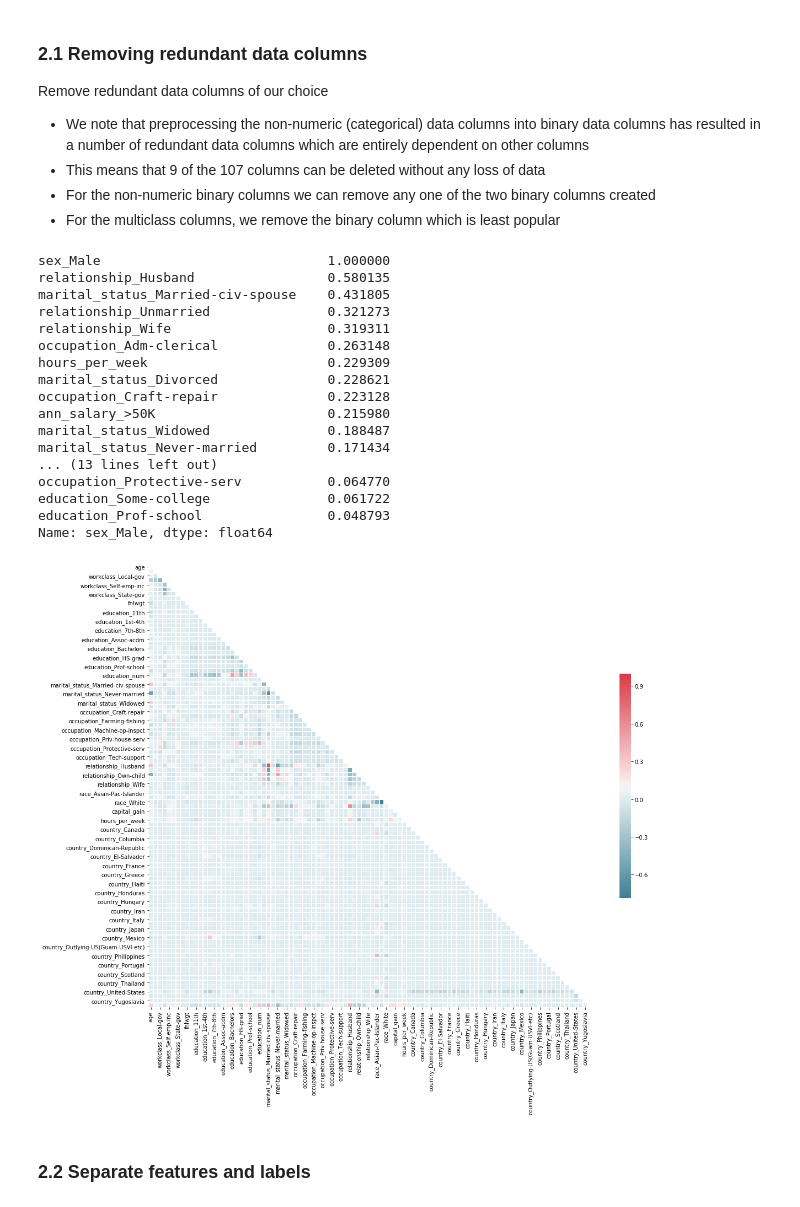
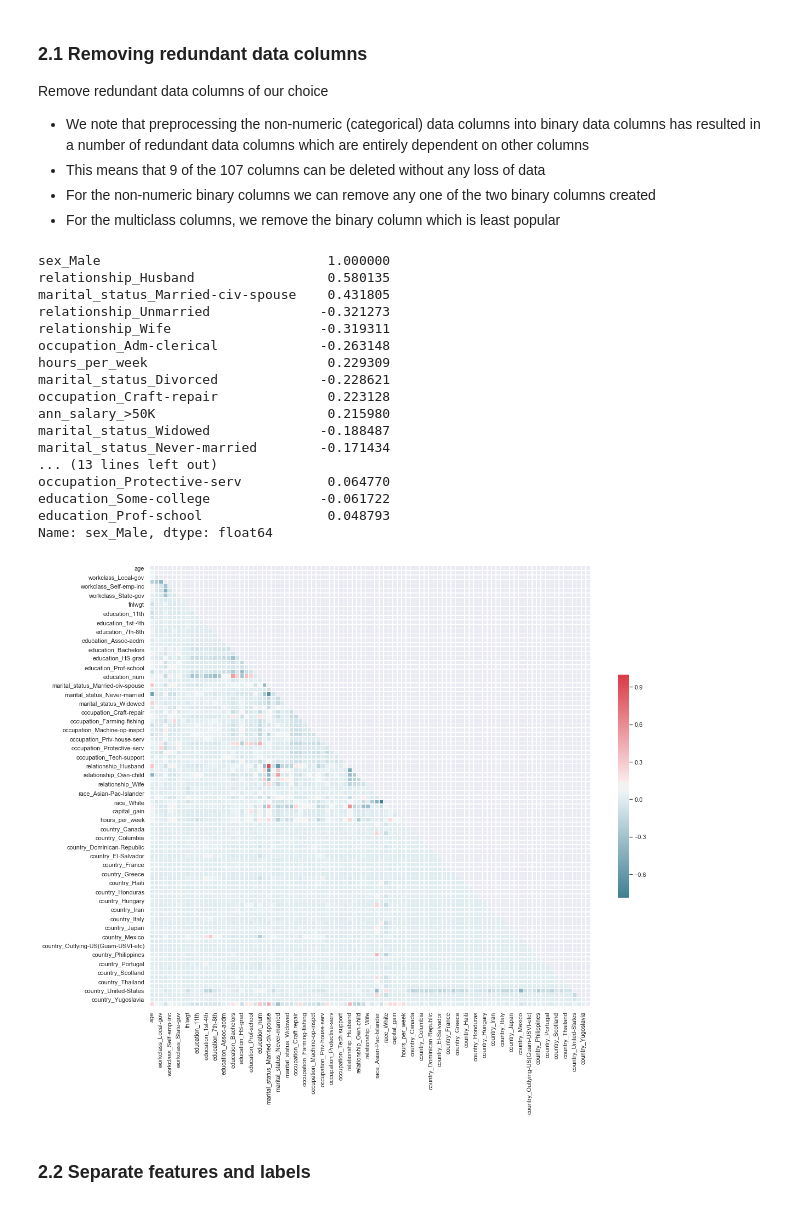
Before and after one commit to leenamurgai/debias-ml, a Jupyter notebook: notebooks/Adult_UCI.ipynb, the cells around one changed output. Drawn from its saved outputs; the diff is of its cells as text; code cells hidden in the pictures.

```diff
--- a/notebooks/Adult_UCI.ipynb
+++ b/notebooks/Adult_UCI.ipynb
@@ -97,6 +97,3 @@ Other               <=50K           246
 White               <=50K         20699
                     >50K           7117
 Name: age, dtype: int64
-# %%
-
-for col in columns:
@@ -218,42 +221,41 @@ del data_df['country_South'] # Not least popular but not a country!
 # %%
 #Look at the correlation in the data
 
 corr_df = data_df.corr()
-
-sex_corrs = corr_df.loc['sex_Male'].abs().sort_values(ascending=False)
+sex_corrs = corr_df.reindex(corr_df.sex_Male.abs().sort_values(ascending=False).index)['sex_Male']
 display(sex_corrs.iloc[:28])
 
 # Generate a mask for the upper triangle
 mask = np.zeros_like(corr_df, dtype=np.bool)
 mask[np.triu_indices_from(mask)] = True
 
 # Generate a custom diverging colormap
 cmap = sns.diverging_palette(220, 10, as_cmap=True)
 
 # Draw the heatmap with the mask and correct aspect ratio
 fig, ax = plt.subplots(figsize=(18, 15))
 
 sns.heatmap(corr_df, mask=mask, cmap=cmap, vmax=1.0, square=True, linewidths=.5, cbar_kws={"shrink": .5}, ax=ax)
-savefig('figures/CorrelationHeatMap.pdf')
+savefig('figures/CorrelationHeatMap.png')
 # %% [output]
 sex_Male                             1.000000
 relationship_Husband                 0.580135
 marital_status_Married-civ-spouse    0.431805
-relationship_Unmarried               0.321273
-relationship_Wife                    0.319311
-occupation_Adm-clerical              0.263148
+relationship_Unmarried              -0.321273
+relationship_Wife                   -0.319311
+occupation_Adm-clerical             -0.263148
 hours_per_week                       0.229309
-marital_status_Divorced              0.228621
+marital_status_Divorced             -0.228621
 occupation_Craft-repair              0.223128
 ann_salary_>50K                      0.215980
-marital_status_Widowed               0.188487
-marital_status_Never-married         0.171434
+marital_status_Widowed              -0.188487
+marital_status_Never-married        -0.171434
 ... (13 lines left out)
 occupation_Protective-serv           0.064770
-education_Some-college               0.061722
+education_Some-college              -0.061722
 education_Prof-school                0.048793
 Name: sex_Male, dtype: float64
-[figure, old version]
+[figure, new version]
 # %% [markdown]
 ### 2.2 Separate features and labels
 # %%
```
Also changed, not shown: parts of 24 cells of this notebook, 7 other files.
